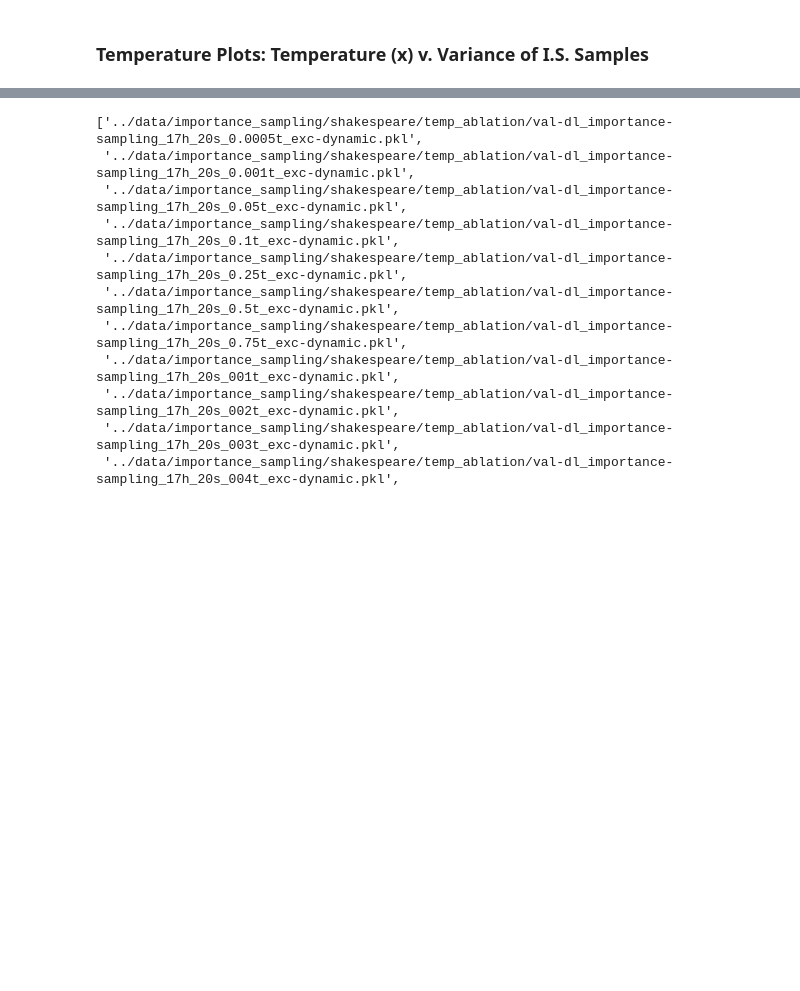
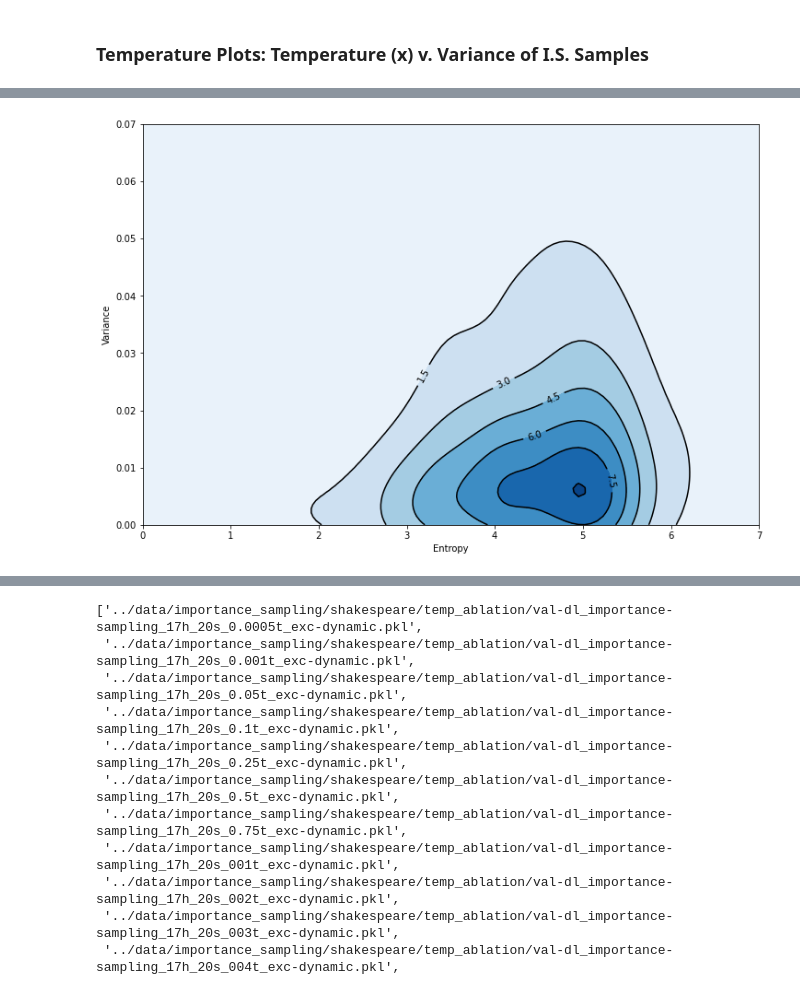
Before and after one commit to vshah99/prob_seq_queries_nnproject, a Jupyter notebook: notebooks/temperature_variance_ablation.ipynb, the cells around one changed output, grey strips where cells are left out. Cells and saved outputs as stored; diff of their text form; code cells hidden in the pictures; blank space fills up the shorter version.

```diff
--- a/notebooks/temperature_variance_ablation.ipynb
+++ b/notebooks/temperature_variance_ablation.ipynb
@@ -57 +70,36 @@ torch.Size([2287, 100, 68])
+# %%
+import numpy as np
+import matplotlib.pyplot as plt
+import scipy.stats as st
+
+x = torch.cat(entropies)
+y = torch.cat(variances)
+xmin, xmax = 0, 7
+ymin, ymax = 0, 0.07
+
+# Peform the kernel density estimate
+xx, yy = np.mgrid[xmin:xmax:100j, ymin:ymax:100j]
+positions = np.vstack([xx.ravel(), yy.ravel()])
+values = np.vstack([x, y])
+kernel = st.gaussian_kde(values)
+f = np.reshape(kernel(positions).T, xx.shape)
+
+fig = plt.figure(figsize = (12,8))
+ax = fig.gca()
+ax.set_xlim(xmin, xmax)
+ax.set_ylim(ymin, ymax)
+# Contourf plot
+cfset = ax.contourf(xx, yy, f, cmap='Blues')
+## Or kernel density estimate plot instead of the contourf plot
+#ax.imshow(np.rot90(f), cmap='Blues', extent=[xmin, xmax, ymin, ymax])
+# Contour plot
+cset = ax.contour(xx, yy, f, colors='k')
+# Label plot
+ax.clabel(cset, inline=1, fontsize=10)
+ax.set_ylabel('Variance')
+ax.set_xlabel('Entropy')
+
+plt.show()
+# %% [output]
+[figure, added]
 # %%
```
Also changed, not shown: parts of 4 cells of this notebook, 9 other files.
